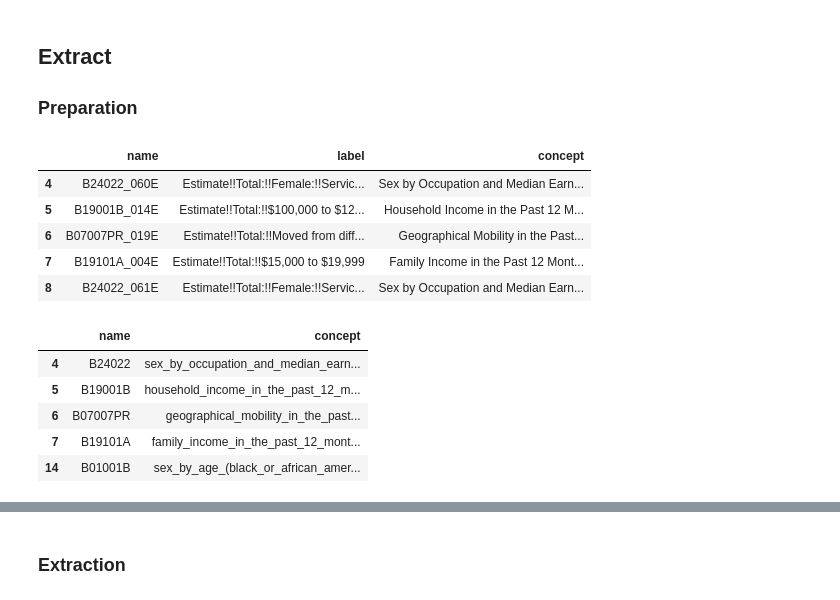
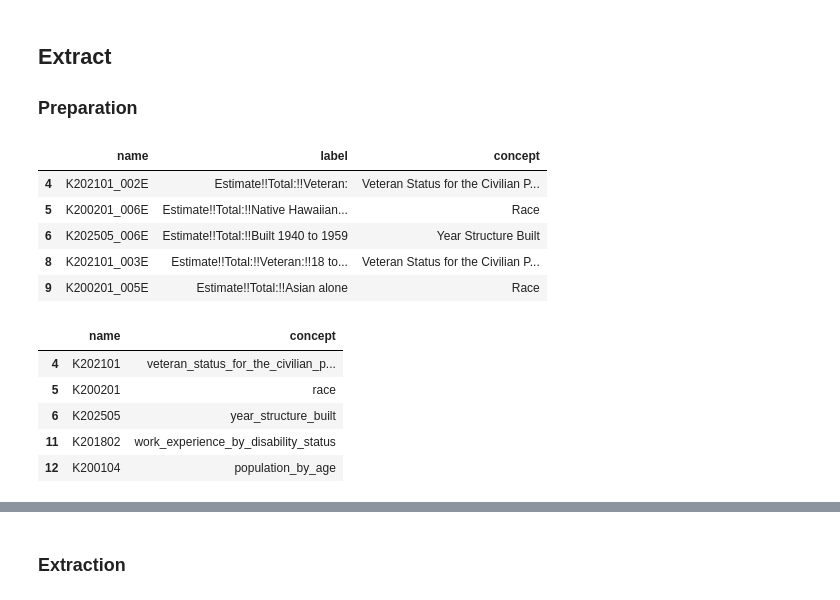
Before and after one commit to hector-torres/DemographicResearch, a Jupyter notebook: ETL_notebooks/census_bureau__acs__ETL.ipynb, the cells around one changed output, grey strips where cells are left out. Drawn from its saved outputs; the diff is of its cells as text; code cells hidden in the pictures.

```diff
--- a/ETL_notebooks/census_bureau__acs__ETL.ipynb
+++ b/ETL_notebooks/census_bureau__acs__ETL.ipynb
@@ -124,20 +124,9 @@ for survey in surveys:
     headers = {'User-Agent': 'Mozilla/5.0 (Windows NT 6.1; WOW64) AppleWebKit/537.36 (KHTML, like Gecko) Chrome/56.0.2924.76 Safari/537.36'}
     crosswalk_url = f'https://api.census.gov/data/{year}/acs/{survey}/variables/'
 
-    # local CSV versions of variable data
-    crosswalk_dir = f'../data/datasets/census_bureau/'
-    crosswalk_csv = f'{survey}_crosswalk.csv'
-
-    try:
-        crosswalk_response = requests.get(crosswalk_url, headers=headers)
-        if crosswalk_response.status_code == 200:
-            crosswalk_df = pd.DataFrame(crosswalk_response.json())
-        # saves local copy of DataFrame as .csv file in case page is unavailable
-        if not os.path.exists(crosswalk_dir):
-            os.makedirs(crosswalk_dir)
-            crosswalk_df.to_csv(crosswalk_dir + crosswalk_csv)
-    except:
-        crosswalk_df = pd.DataFrame().from_csv(crosswalk_dir + crosswalk_csv)
+    crosswalk_response = requests.get(crosswalk_url, headers=headers)
+    if crosswalk_response.status_code == 200:
+        crosswalk_df = pd.DataFrame(crosswalk_response.json())
 
     acs_data_dict[f'{survey}_crosswalk_df'] = crosswalk_df
 # %%
@@ -156,14 +145,14 @@ for survey in surveys:
 
     acs_data_dict[f'{survey}_crosswalk_df'] = crosswalk_df
 # %%
-acs_data_dict['acs5_crosswalk_df'].head()
+acs_data_dict['acsse_crosswalk_df'].head()
 # %% [output]
 |  | name | label | concept |
-| 4 | B24022_060E | Estimate!!Total:!!Female:!!Servic... | Sex by Occupation and Median Earn... |
-| 5 | B19001B_014E | Estimate!!Total:!!$100,000 to $12... | Household Income in the Past 12 M... |
-| 6 | B07007PR_019E | Estimate!!Total:!!Moved from diff... | Geographical Mobility in the Past... |
-| 7 | B19101A_004E | Estimate!!Total:!!$15,000 to $19,999 | Family Income in the Past 12 Mont... |
-| 8 | B24022_061E | Estimate!!Total:!!Female:!!Servic... | Sex by Occupation and Median Earn... |
+| 4 | K202101_002E | Estimate!!Total:!!Veteran: | Veteran Status for the Civilian P... |
+| 5 | K200201_006E | Estimate!!Total:!!Native Hawaiian... | Race |
+| 6 | K202505_006E | Estimate!!Total:!!Built 1940 to 1959 | Year Structure Built |
+| 8 | K202101_003E | Estimate!!Total:!!Veteran:!!18 to... | Veteran Status for the Civilian P... |
+| 9 | K200201_005E | Estimate!!Total:!!Asian alone | Race |
 # %%
 # transforms crosswalk_df by truncating `name` column to its table 'group' name (and deleting anything that's not a table name) and normalizing text in `concept` field to lowercase/no spaces format
 for survey in surveys:
@@ -175,14 +164,14 @@ for survey in surveys:
 
     acs_data_dict[f'{survey}_tables_df'] = tables_df
 # %%
-acs_data_dict['acs5_tables_df'].head()
+acs_data_dict['acsse_tables_df'].head()
 # %% [output]
 |  | name | concept |
-| 4 | B24022 | sex_by_occupation_and_median_earn... |
-| 5 | B19001B | household_income_in_the_past_12_m... |
-| 6 | B07007PR | geographical_mobility_in_the_past... |
-| 7 | B19101A | family_income_in_the_past_12_mont... |
-| 14 | B01001B | sex_by_age_(black_or_african_amer... |
+| 4 | K202101 | veteran_status_for_the_civilian_p... |
+| 5 | K200201 | race |
+| 6 | K202505 | year_structure_built |
+| 11 | K201802 | work_experience_by_disability_status |
+| 12 | K200104 | population_by_age |
 # %%
 # loads GeoDataFrame from Shapefiles for reference geographies and turns county UCGIDs into an iterable list
 county_ucgids_list = []
```
Also changed, not shown: parts of 2 cells of this notebook.
